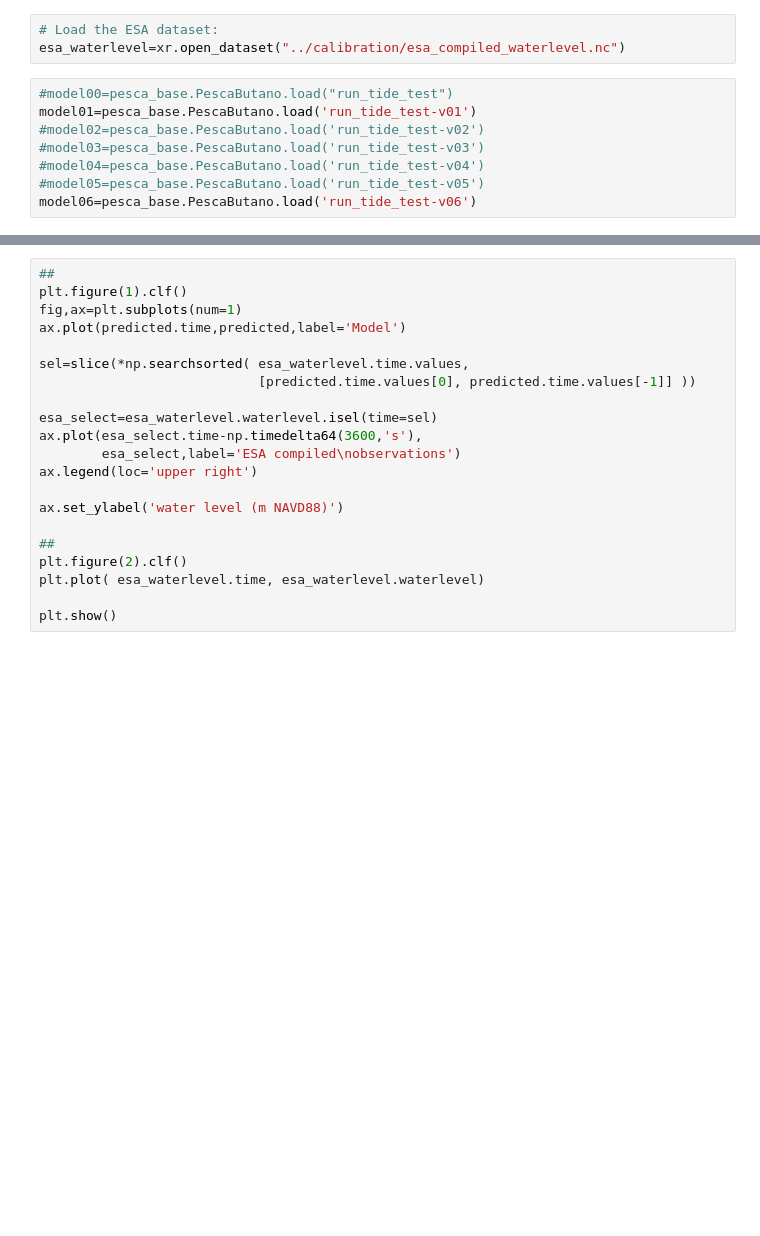
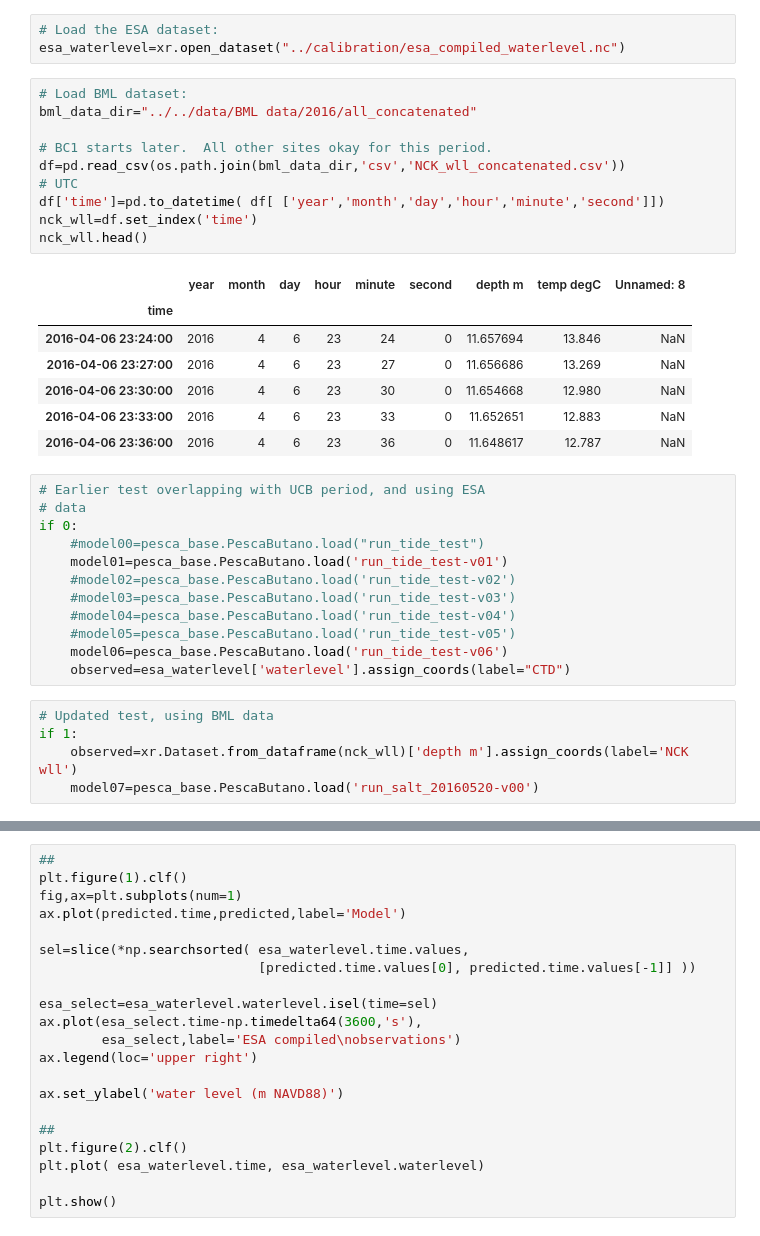
Before and after one commit to rustychris/pescadero_model, a Jupyter notebook: model/compare_tides.ipynb, the cells around one changed output, grey strips where cells are left out. Saved outputs shown, nothing was run; the diff lists cells and outputs as text; blank space fills up the shorter version.

```diff
--- a/model/compare_tides.ipynb
+++ b/model/compare_tides.ipynb
@@ -13,11 +15,38 @@ import pesca_base
 # %%
 # Load the ESA dataset:
 esa_waterlevel=xr.open_dataset("../calibration/esa_compiled_waterlevel.nc")
+# %%
+# Load BML dataset:
+bml_data_dir="../../data/BML data/2016/all_concatenated"
+
+# BC1 starts later.  All other sites okay for this period.
+df=pd.read_csv(os.path.join(bml_data_dir,'csv','NCK_wll_concatenated.csv'))
+# UTC
+df['time']=pd.to_datetime( df[ ['year','month','day','hour','minute','second']])
+nck_wll=df.set_index('time')
+nck_wll.head()
+# %% [output]
+|  | year | month | day | hour | minute | second | depth m | temp degC | Unnamed: 8 |
+| time |  |  |  |  |  |  |  |  |  |
+| 2016-04-06 23:24:00 | 2016 | 4 | 6 | 23 | 24 | 0 | 11.657694 | 13.846 | NaN |
+| 2016-04-06 23:27:00 | 2016 | 4 | 6 | 23 | 27 | 0 | 11.656686 | 13.269 | NaN |
+| 2016-04-06 23:30:00 | 2016 | 4 | 6 | 23 | 30 | 0 | 11.654668 | 12.980 | NaN |
+| 2016-04-06 23:33:00 | 2016 | 4 | 6 | 23 | 33 | 0 | 11.652651 | 12.883 | NaN |
+| 2016-04-06 23:36:00 | 2016 | 4 | 6 | 23 | 36 | 0 | 11.648617 | 12.787 | NaN |
 # %%
-#model00=pesca_base.PescaButano.load("run_tide_test")
-model01=pesca_base.PescaButano.load('run_tide_test-v01')
-#model02=pesca_base.PescaButano.load('run_tide_test-v02')
-#model03=pesca_base.PescaButano.load('run_tide_test-v03')
-#model04=pesca_base.PescaButano.load('run_tide_test-v04')
-#model05=pesca_base.PescaButano.load('run_tide_test-v05')
-model06=pesca_base.PescaButano.load('run_tide_test-v06')
+# Earlier test overlapping with UCB period, and using ESA
+# data
+if 0:
+    #model00=pesca_base.PescaButano.load("run_tide_test")
+    model01=pesca_base.PescaButano.load('run_tide_test-v01')
+    #model02=pesca_base.PescaButano.load('run_tide_test-v02')
+    #model03=pesca_base.PescaButano.load('run_tide_test-v03')
+    #model04=pesca_base.PescaButano.load('run_tide_test-v04')
+    #model05=pesca_base.PescaButano.load('run_tide_test-v05')
+    model06=pesca_base.PescaButano.load('run_tide_test-v06')
+    observed=esa_waterlevel['waterlevel'].assign_coords(label="CTD")
+# %%
+# Updated test, using BML data
+if 1:
+    observed=xr.Dataset.from_dataframe(nck_wll)['depth m'].assign_coords(label='NCK wll')
+    model07=pesca_base.PescaButano.load('run_salt_20160520-v00')
```
Also changed, not shown: parts of 9 cells of this notebook, 3 other files.
